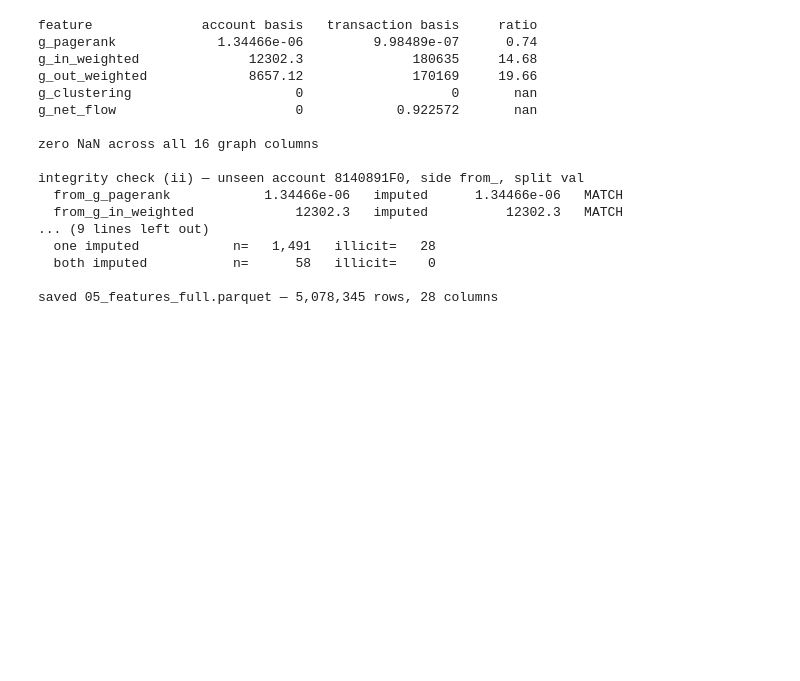
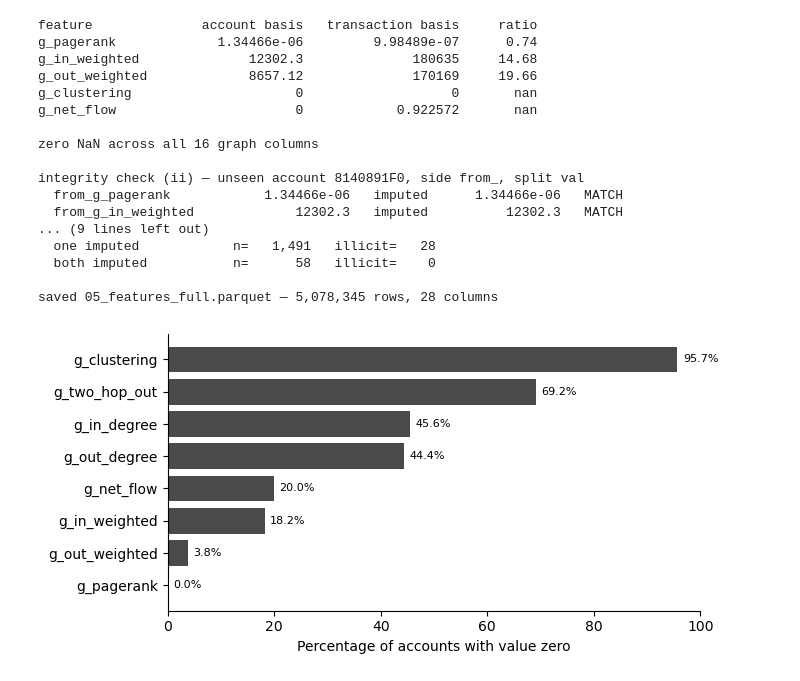
Before and after one commit to Charan2606Rajashekar/graph_AML_pipeline, a Jupyter notebook: notebooks/05_graph_features.ipynb, the cells around one changed output. Saved outputs shown, nothing was run; the diff lists cells and outputs as text; code cells hidden in the pictures; blank space fills up the shorter version.

```diff
--- a/notebooks/05_graph_features.ipynb
+++ b/notebooks/05_graph_features.ipynb
@@ -469,3 +469,23 @@ integrity check (ii) — unseen account 8140891F0, side from_, split val
   both imputed           n=      58   illicit=    0
 
 saved 05_features_full.parquet — 5,078,345 rows, 28 columns
+# %%
+import matplotlib.pyplot as plt
+import pandas as pd
+
+df = pd.read_parquet(DATA_PROC / "05_vertex_features.parquet")
+cols = ["g_in_degree","g_in_weighted","g_out_degree","g_out_weighted",
+        "g_clustering","g_two_hop_out","g_net_flow","g_pagerank"]
+zero_pct = (df[cols] == 0).mean().mul(100).sort_values()
+
+fig, ax = plt.subplots(figsize=(7, 3.5))
+ax.barh(zero_pct.index, zero_pct.values, color="#4a4a4a")
+ax.set_xlabel("Percentage of accounts with value zero")
+ax.set_xlim(0, 100)
+for i, v in enumerate(zero_pct.values):
+    ax.text(v + 1, i, f"{v:.1f}%", va="center", fontsize=8)
+ax.spines[["top","right"]].set_visible(False)
+plt.tight_layout()
+plt.savefig("fig04_feature_zero_inflation.png", dpi=200)
+# %% [output]
+[figure, added]
```
Also changed, not shown: parts of 2 cells of this notebook, 2 other files.
